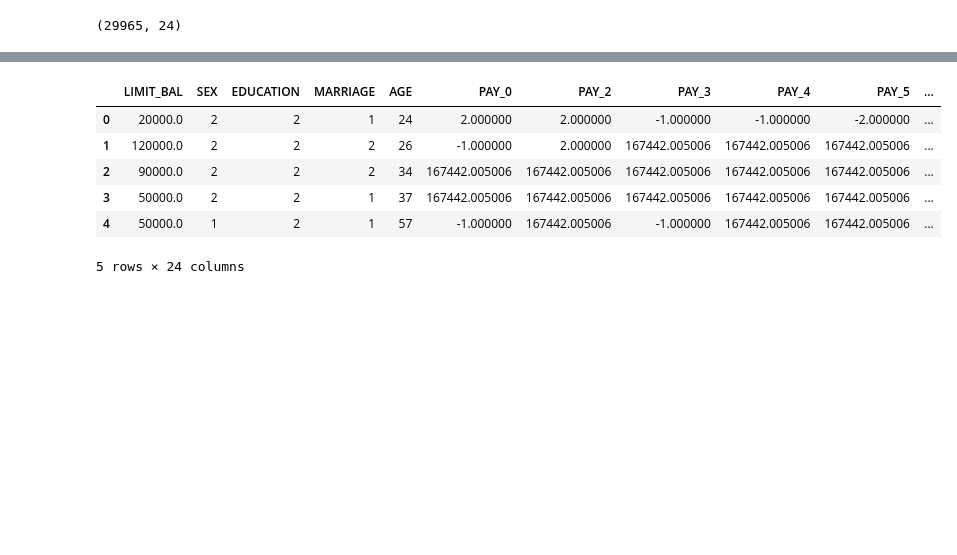
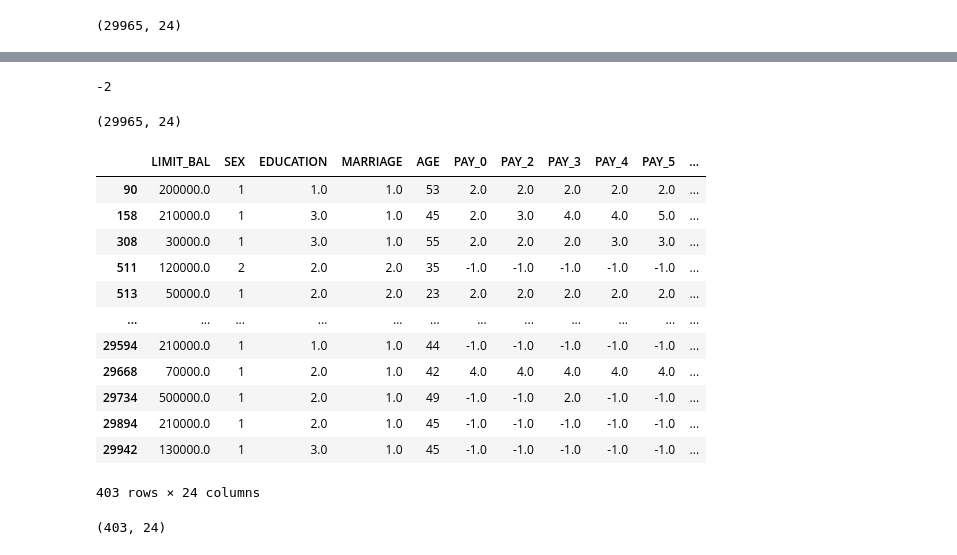
Before and after one commit to McahineLearning/CreditCardFraud, a Jupyter notebook: Analysis.ipynb, the cells around one changed output, grey strips where cells are left out. Saved outputs shown, nothing was run; the diff lists cells and outputs as text; code cells hidden in the pictures; blank space fills up the shorter version.

```diff
--- a/Analysis.ipynb
+++ b/Analysis.ipynb
@@ -46,5 +46,3 @@ df.to_csv('data_v1.csv', index = False)
 df.shape
 # %% [output]
 (29965, 24)
-# %%
-df = pd.read_csv('Mean_Imputaion.csv')
@@ -51,10 +77,34 @@ df = pd.read_csv('Mean_Imputaion.csv')
+# %%
+min(df['PAY_0'])
+# %% [output]
+-2
+# %%
+import numpy as np
+df = df.replace(0, np.nan)
+df = df.dropna(how='all', axis=0)
+# %%
+df.shape
+# %% [output]
+(29965, 24)
+# %%
+df.dropna(inplace = True)
 # %%
-df.head()
+df
 # %% [output]
 |  | LIMIT_BAL | SEX | EDUCATION | MARRIAGE | AGE | PAY_0 | PAY_2 | PAY_3 | PAY_4 | PAY_5 | ... |
-| 0 | 20000.0 | 2 | 2 | 1 | 24 | 2.000000 | 2.000000 | -1.000000 | -1.000000 | -2.000000 | ... |
-| 1 | 120000.0 | 2 | 2 | 2 | 26 | -1.000000 | 2.000000 | 167442.005006 | 167442.005006 | 167442.005006 | ... |
-| 2 | 90000.0 | 2 | 2 | 2 | 34 | 167442.005006 | 167442.005006 | 167442.005006 | 167442.005006 | 167442.005006 | ... |
-| 3 | 50000.0 | 2 | 2 | 1 | 37 | 167442.005006 | 167442.005006 | 167442.005006 | 167442.005006 | 167442.005006 | ... |
-| 4 | 50000.0 | 1 | 2 | 1 | 57 | -1.000000 | 167442.005006 | -1.000000 | 167442.005006 | 167442.005006 | ... |
+| 90 | 200000.0 | 1 | 1.0 | 1.0 | 53 | 2.0 | 2.0 | 2.0 | 2.0 | 2.0 | ... |
+| 158 | 210000.0 | 1 | 3.0 | 1.0 | 45 | 2.0 | 3.0 | 4.0 | 4.0 | 5.0 | ... |
+| 308 | 30000.0 | 1 | 3.0 | 1.0 | 55 | 2.0 | 2.0 | 2.0 | 3.0 | 3.0 | ... |
+| 511 | 120000.0 | 2 | 2.0 | 2.0 | 35 | -1.0 | -1.0 | -1.0 | -1.0 | -1.0 | ... |
+| 513 | 50000.0 | 1 | 2.0 | 2.0 | 23 | 2.0 | 2.0 | 2.0 | 2.0 | 2.0 | ... |
+| ... | ... | ... | ... | ... | ... | ... | ... | ... | ... | ... | ... |
+| 29594 | 210000.0 | 1 | 1.0 | 1.0 | 44 | -1.0 | -1.0 | -1.0 | -1.0 | -1.0 | ... |
+| 29668 | 70000.0 | 1 | 2.0 | 1.0 | 42 | 4.0 | 4.0 | 4.0 | 4.0 | 4.0 | ... |
+| 29734 | 500000.0 | 1 | 2.0 | 1.0 | 49 | -1.0 | -1.0 | 2.0 | -1.0 | -1.0 | ... |
+| 29894 | 210000.0 | 1 | 2.0 | 1.0 | 45 | -1.0 | -1.0 | -1.0 | -1.0 | -1.0 | ... |
+| 29942 | 130000.0 | 1 | 3.0 | 1.0 | 45 | -1.0 | -1.0 | -1.0 | -1.0 | -1.0 | ... |
-5 rows × 24 columns
+403 rows × 24 columns
+# %%
+df.shape
+# %% [output]
+(403, 24)
```
Also changed, not shown: parts of 2 cells of this notebook.
